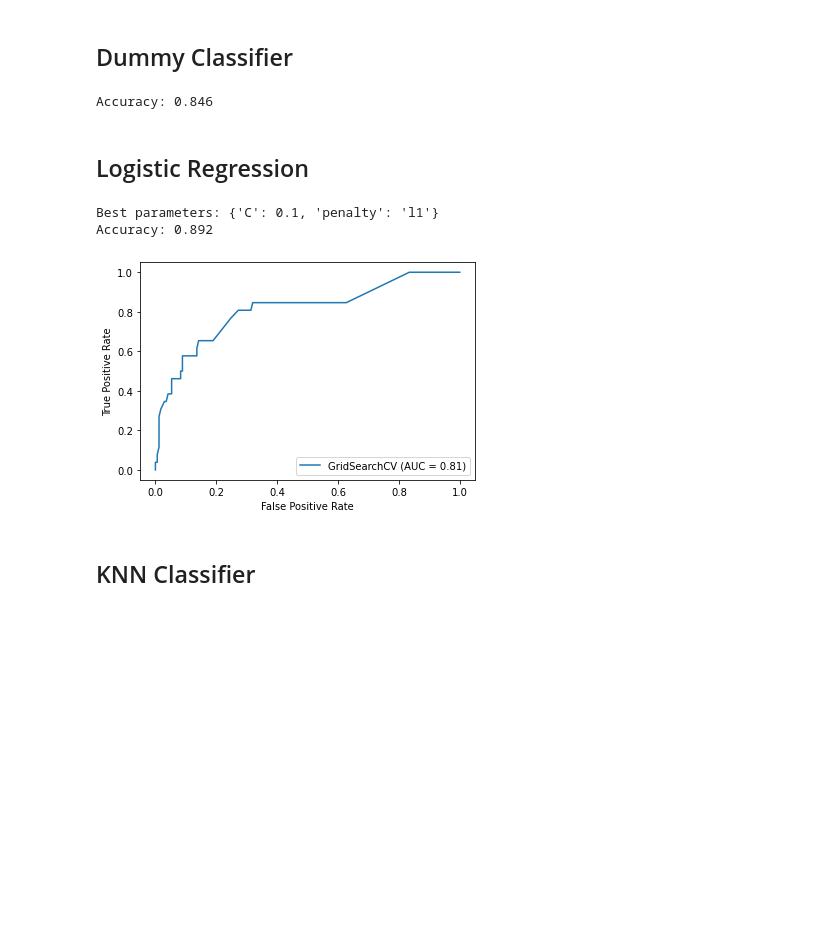
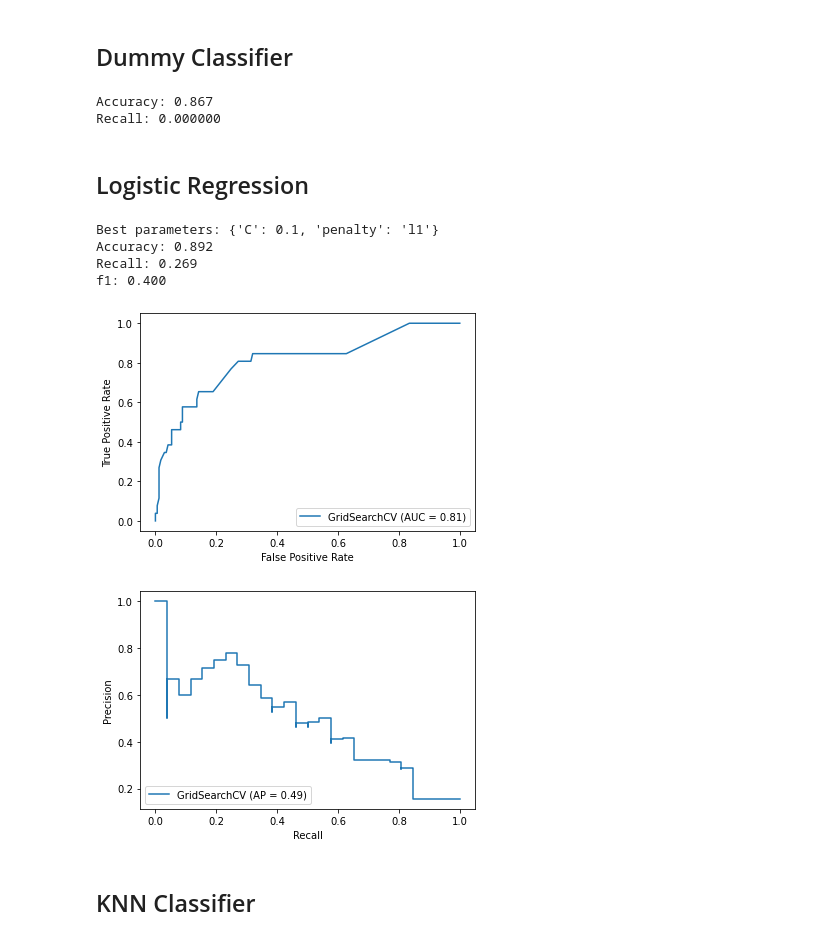
Before and after one commit to ipaulson/sb_curriculum, a Jupyter notebook: sb-capstone2/notebooks/modeling.ipynb, the cells around one changed output. Saved outputs shown, nothing was run; the diff lists cells and outputs as text; code cells hidden in the pictures; blank space fills up the shorter version.

```diff
--- a/sb-capstone2/notebooks/modeling.ipynb
+++ b/sb-capstone2/notebooks/modeling.ipynb
@@ -93,39 +93,54 @@ X_test = scaler_x.transform(X_test)
 from sklearn.dummy import DummyClassifier
 from sklearn.metrics import accuracy_score
 from sklearn.metrics import plot_roc_curve
+from sklearn.metrics import recall_score
 
 # define model
 mf_dummy = DummyClassifier(strategy='most_frequent')
 # fit model
-mf_dummy.fit(X, y)
+mf_dummy.fit(X_train, y_train)
 # make predictions
-yhat = mf_dummy.predict(X)
+yhat = mf_dummy.predict(X_test)
 # calculate accuracy
-accuracy = accuracy_score(y, yhat)
+accuracy = accuracy_score(y_test, yhat)
 print('Accuracy: %.3f' % accuracy)
+print('Recall: %f' % recall_score(y_test, yhat));
 # %% [output]
-Accuracy: 0.846
+Accuracy: 0.867
+Recall: 0.000000
 # %% [markdown]
 ## Logistic Regression
 # %%
+from sklearn.metrics import plot_precision_recall_curve, f1_score
+
 lr_params = {
     'C': (0.001,0.01,0.1,1,10,100),
     'penalty': ('l1', 'l2'),
 }
 
 gslr = GridSearchCV(LogisticRegression(random_state=42, solver='liblinear'), lr_params)
 gslr.fit(X_train, y_train)
 
+y_pred = gslr.predict(X_test)
+
 # Score the grid search model with the testing data
 lr_acc = gslr.score(X_test, y_test)
+lr_recall = recall_score(y_test, y_pred)
+lr_f1 = f1_score(y_test, y_pred)
 
 print('Best parameters: %r' % gslr.best_params_ )
 print('Accuracy: %.3f' % lr_acc)
-plot_roc_curve(gslr,X_test,y_test);
+print('Recall: %.3f' % lr_recall)
+print('f1: %.3f' % lr_f1)
+plot_roc_curve(gslr,X_test,y_test)
+plot_precision_recall_curve(gslr, X_test, y_test);
 # %% [output]
 Best parameters: {'C': 0.1, 'penalty': 'l1'}
 Accuracy: 0.892
+Recall: 0.269
+f1: 0.400
 [figure]
+[figure, added]
 # %% [markdown]
 ## KNN Classifier
 # %%
```
Also changed, not shown: parts of 8 cells of this notebook.
